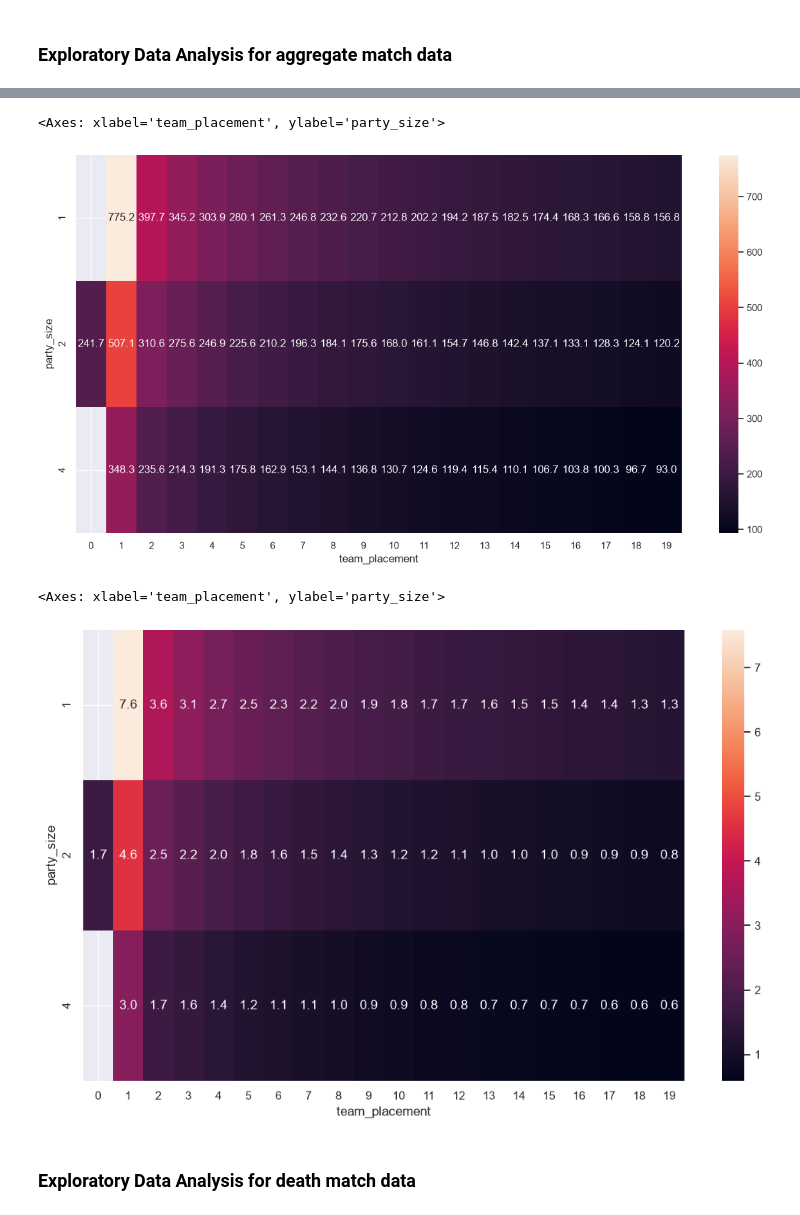
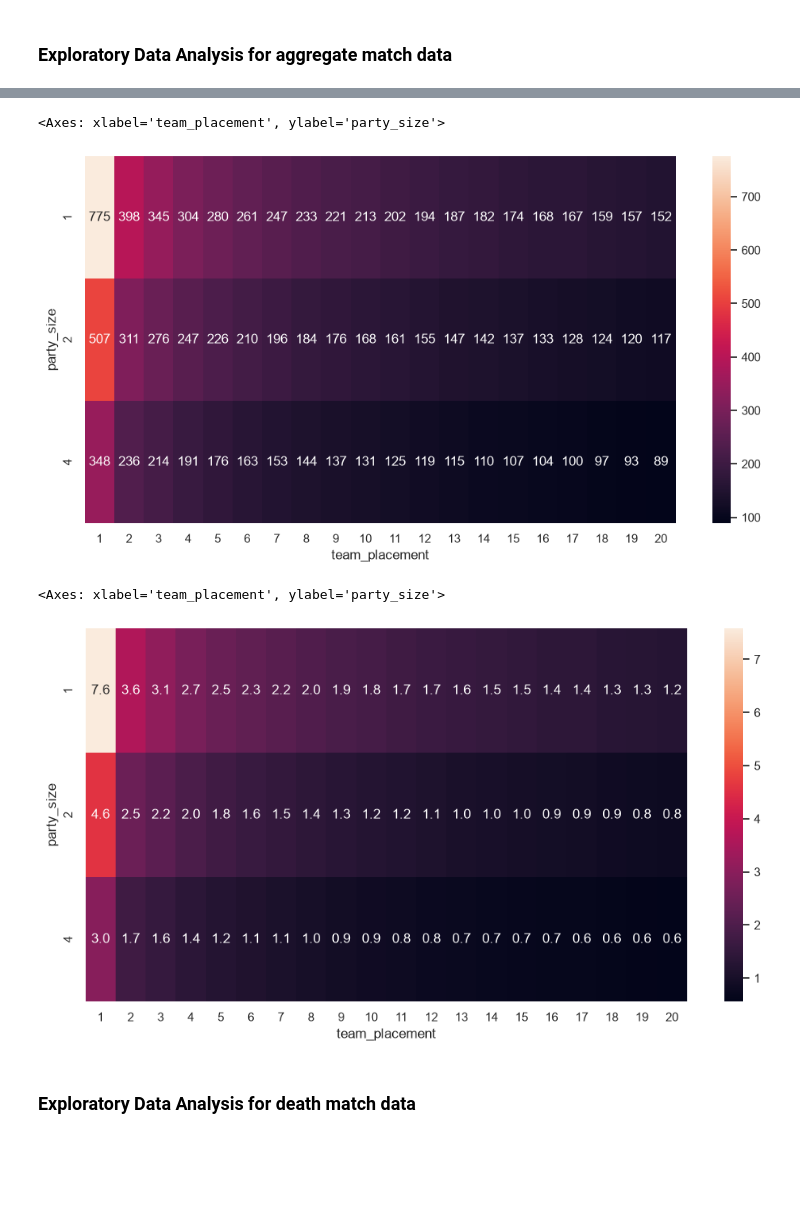
Before and after one commit to Shoofy32/CSMODEL, a Jupyter notebook: CSMODEL.ipynb, the cells around one changed output, grey strips where cells are left out. Drawn from its saved outputs; the diff is of its cells as text; code cells hidden in the pictures; blank space fills up the shorter version.

Commit message:
Finished first draft of EDA for PUBG

```diff
--- a/CSMODEL.ipynb
+++ b/CSMODEL.ipynb
@@ -116,3 +132,5 @@ PUBG_agg_stats_df = PUBG_agg_stats_df[PUBG_agg_stats_df['player_survive_time'] <
+# %%
+PUBG_agg_stats_df = PUBG_agg_stats_df.query('team_placement != 0')
 # %% [markdown]
 ### Preprocessing death match data
 Another disclaimer before proceeding, as mentioned at the beginning of the preprocessing of the aggregate data, the death data was split across 5 differing csv files. All files combined totaled to over 10GB of data which became unwieldy to process as we frequently ran into MemoryErrors due to hardware limitations. As such we have chosen to only process 3 of the original 5 files.
@@ -177,19 +209,19 @@ sns.boxplot(data=PUBG_agg_stats_df, x='party_size', y='team_placement')
 # %%
-top = PUBG_agg_stats_df[PUBG_agg_stats_df['team_placement'] < 20]
+top = PUBG_agg_stats_df[PUBG_agg_stats_df['team_placement'] <= 20]
 heat = top.pivot_table(index='party_size',columns='team_placement',values='player_dmg',aggfunc='mean')
 
-sns.heatmap(heat, annot=True, fmt='.01f')
+sns.heatmap(heat, annot=True, fmt='.0f')
 # %% [output]
 <Axes: xlabel='team_placement', ylabel='party_size'>
-[figure, old version]
+[figure, new version]
 # %%
-top = PUBG_agg_stats_df[PUBG_agg_stats_df['team_placement'] < 20]
+top = PUBG_agg_stats_df[PUBG_agg_stats_df['team_placement'] <= 20]
 heat = top.pivot_table(index='party_size',columns='team_placement',values='player_kills',aggfunc='mean')
 
 sns.heatmap(heat, annot=True, fmt='.01f')
 # %% [output]
 <Axes: xlabel='team_placement', ylabel='party_size'>
-[figure, old version]
+[figure, new version]
 # %% [markdown]
 ### Exploratory Data Analysis for death match data
 # %%
```
Also changed, not shown: parts of 15 cells of this notebook.
